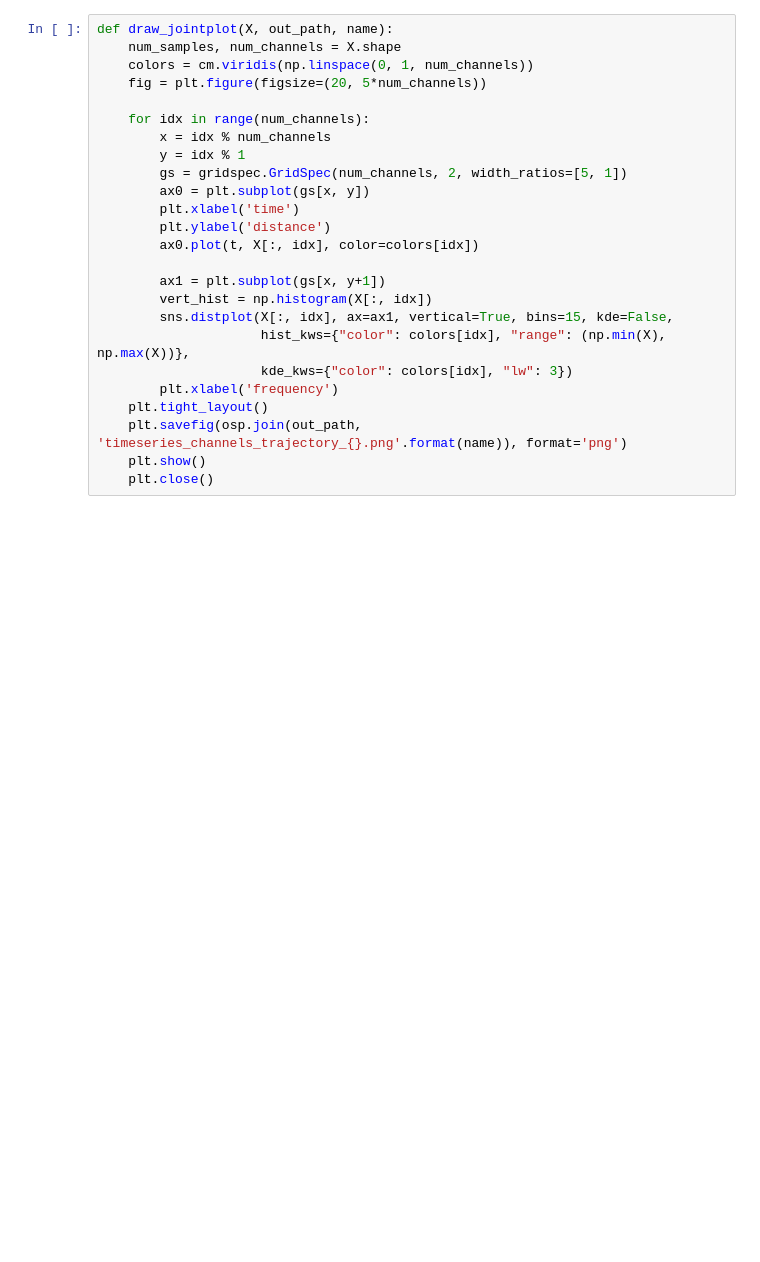
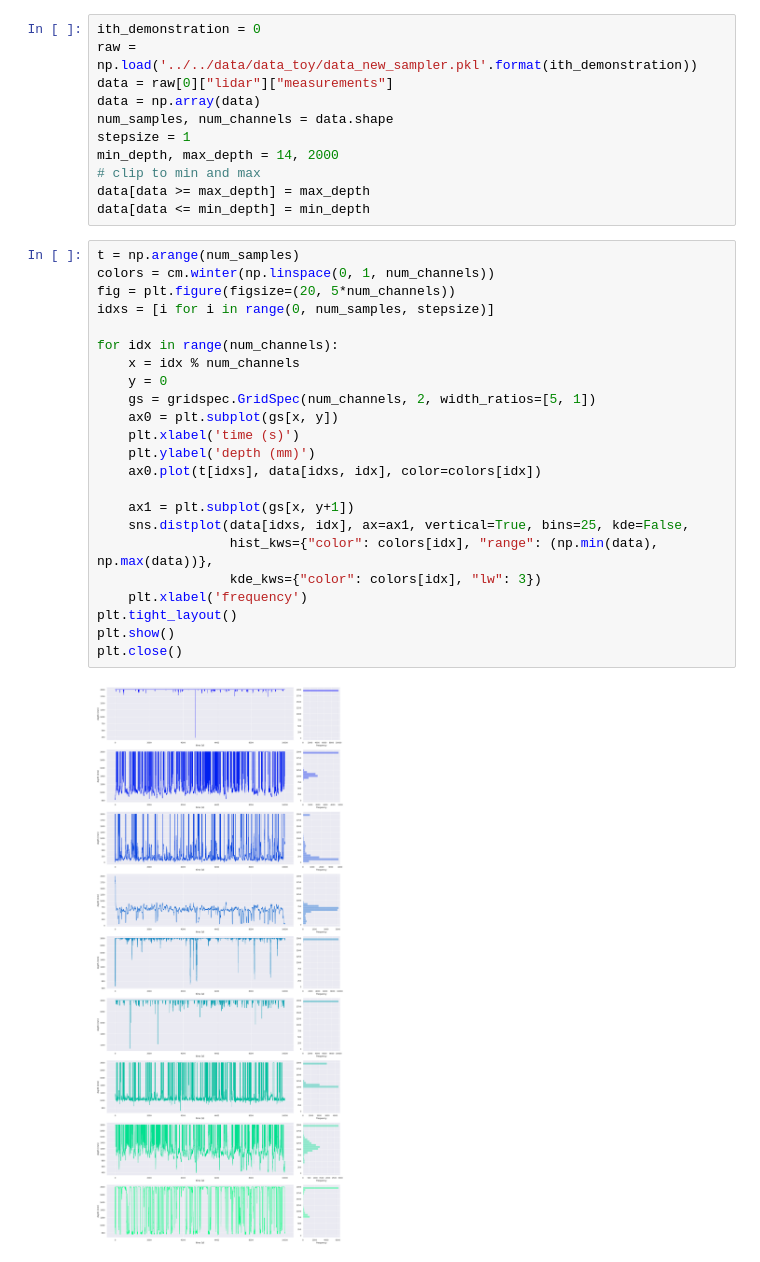
Before and after one commit to georgosgeorgos/DLRC_2018, a Jupyter notebook: experiments/03_visualize_lidar_measurements/lidar_measurements_exploration.ipynb, the cells around one changed output. Drawn from its saved outputs; the diff is of its cells as text; blank space fills up the shorter version.

```diff
--- a/experiments/03_visualize_lidar_measurements/lidar_measurements_exploration.ipynb
+++ b/experiments/03_visualize_lidar_measurements/lidar_measurements_exploration.ipynb
@@ -41,25 +62,36 @@ def draw_trajectory(X, out_path, name):
+# %%
+ith_demonstration = 0
+raw = np.load('../../data/data_toy/data_new_sampler.pkl'.format(ith_demonstration))
+data = raw[0]["lidar"]["measurements"]
+data = np.array(data)
+num_samples, num_channels = data.shape
+stepsize = 1
+min_depth, max_depth = 14, 2000
+# clip to min and max
+data[data >= max_depth] = max_depth
+data[data <= min_depth] = min_depth
 # %%
-def draw_jointplot(X, out_path, name):
-    num_samples, num_channels = X.shape
-    colors = cm.viridis(np.linspace(0, 1, num_channels))
-    fig = plt.figure(figsize=(20, 5*num_channels))
+t = np.arange(num_samples)
+colors = cm.winter(np.linspace(0, 1, num_channels))
+fig = plt.figure(figsize=(20, 5*num_channels))
+idxs = [i for i in range(0, num_samples, stepsize)]
 
-    for idx in range(num_channels):
-        x = idx % num_channels
-        y = idx % 1
-        gs = gridspec.GridSpec(num_channels, 2, width_ratios=[5, 1])
-        ax0 = plt.subplot(gs[x, y])
-        plt.xlabel('time')
-        plt.ylabel('distance')
-        ax0.plot(t, X[:, idx], color=colors[idx])
+for idx in range(num_channels):
+    x = idx % num_channels
+    y = 0
+    gs = gridspec.GridSpec(num_channels, 2, width_ratios=[5, 1])
+    ax0 = plt.subplot(gs[x, y])
+    plt.xlabel('time (s)')
+    plt.ylabel('depth (mm)')
+    ax0.plot(t[idxs], data[idxs, idx], color=colors[idx])
 
-        ax1 = plt.subplot(gs[x, y+1])
-        vert_hist = np.histogram(X[:, idx])
-        sns.distplot(X[:, idx], ax=ax1, vertical=True, bins=15, kde=False,
-                     hist_kws={"color": colors[idx], "range": (np.min(X), np.max(X))},
-                     kde_kws={"color": colors[idx], "lw": 3})
-        plt.xlabel('frequency')
-    plt.tight_layout()
-    plt.savefig(osp.join(out_path, 'timeseries_channels_trajectory_{}.png'.format(name)), format='png')
-    plt.show()
-    plt.close()
+    ax1 = plt.subplot(gs[x, y+1])
+    sns.distplot(data[idxs, idx], ax=ax1, vertical=True, bins=25, kde=False,
+                 hist_kws={"color": colors[idx], "range": (np.min(data), np.max(data))},
+                 kde_kws={"color": colors[idx], "lw": 3})
+    plt.xlabel('frequency')
+plt.tight_layout()
+plt.show()
+plt.close()
+# %% [output]
+[figure, added]
```
Also changed, not shown: parts of 15 cells of this notebook, 1 other file.
